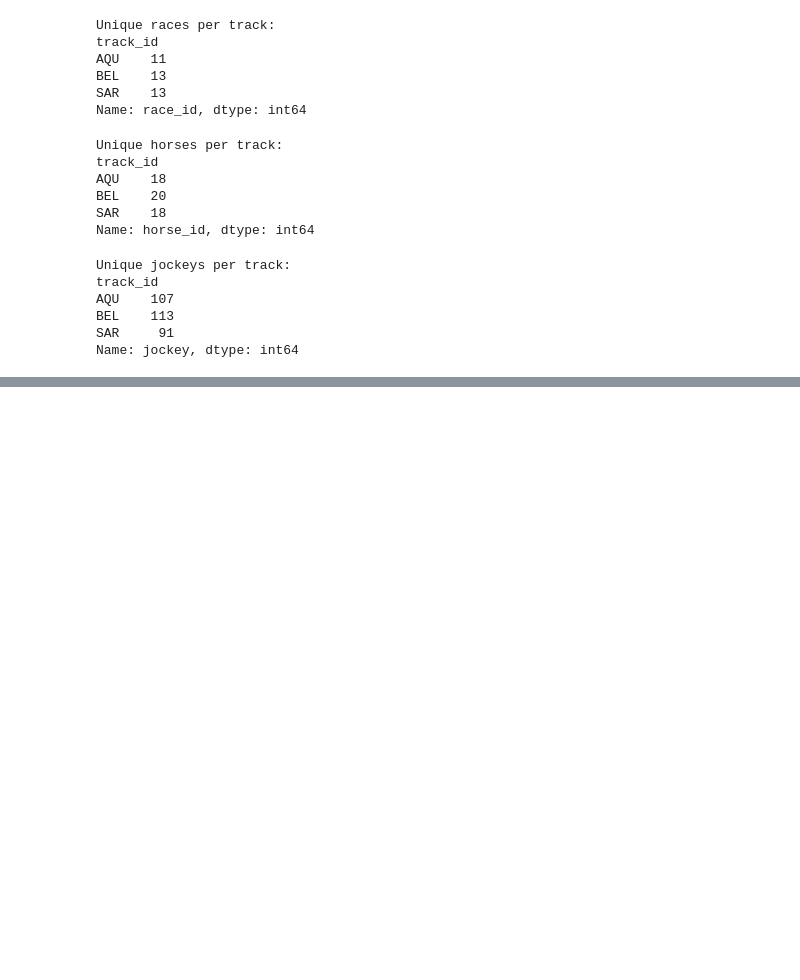
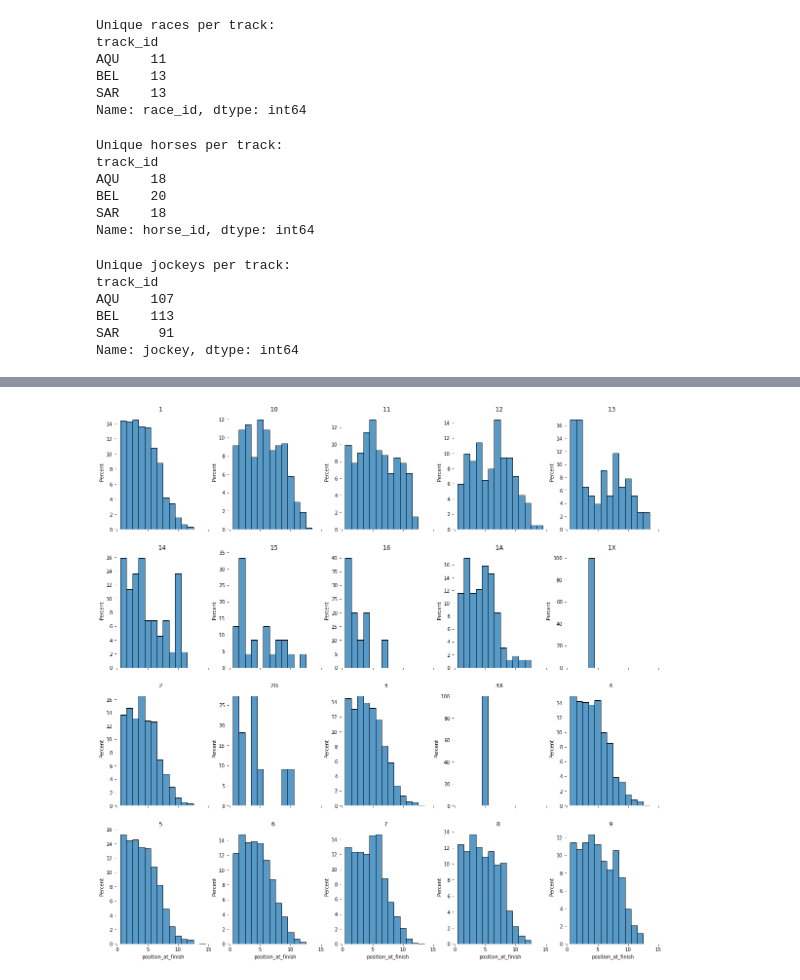
Before and after one commit to tripnv/derby-kaggle, a Jupyter notebook: eda.ipynb, the cells around one changed output, grey strips where cells are left out. Saved outputs shown, nothing was run; the diff lists cells and outputs as text; code cells hidden in the pictures; blank space fills up the shorter version.

```diff
--- a/eda.ipynb
+++ b/eda.ipynb
@@ -165,0 +207,13 @@ Name: jockey, dtype: int64
+# %%
+grouped_subset = start_table.groupby(by = 'horse_id')
+nrows = 4
+ncols = 5
+
+fig, axs = plt.subplots(nrows = nrows, ncols = ncols, figsize = (20,20), sharex=True, sharey = False)
+axs = axs.flatten()
+for ax, (group_name, group) in zip(axs, grouped_subset):
+    sns.histplot(group['position_at_finish'],stat='percent', common_norm=False, ax = ax, discrete = True)
+    ax.set_title(group_name)
+    ax.set_frame_on(False)
+# %% [output]
+[figure, added]
```
Also changed, not shown: parts of 11 cells of this notebook.
